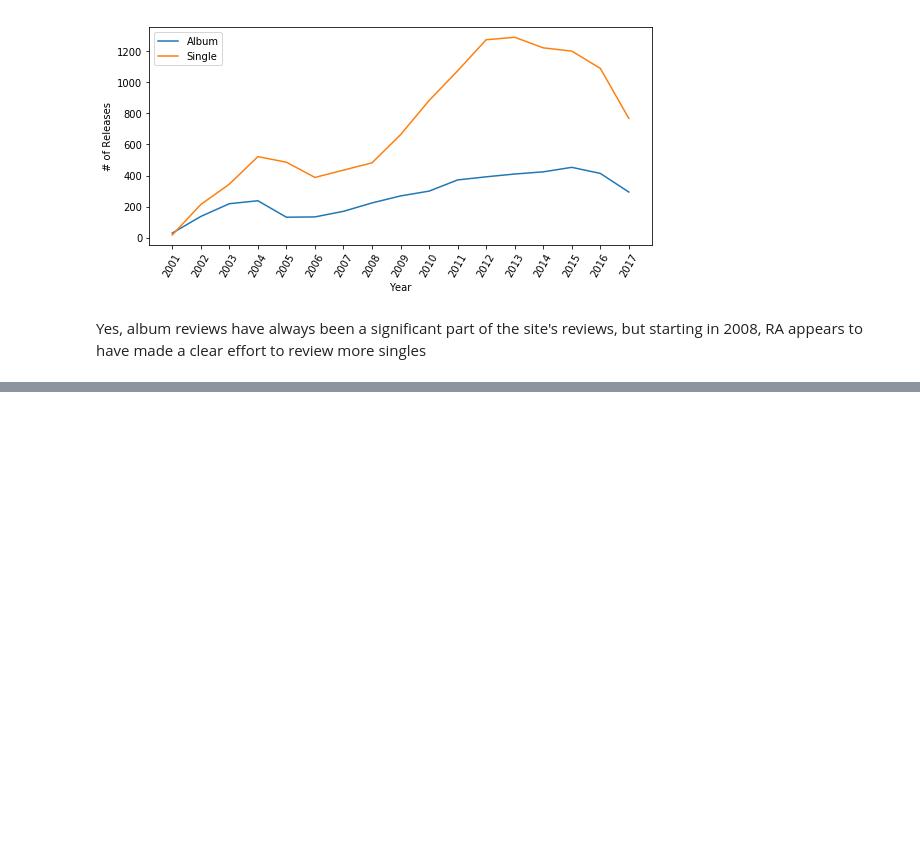
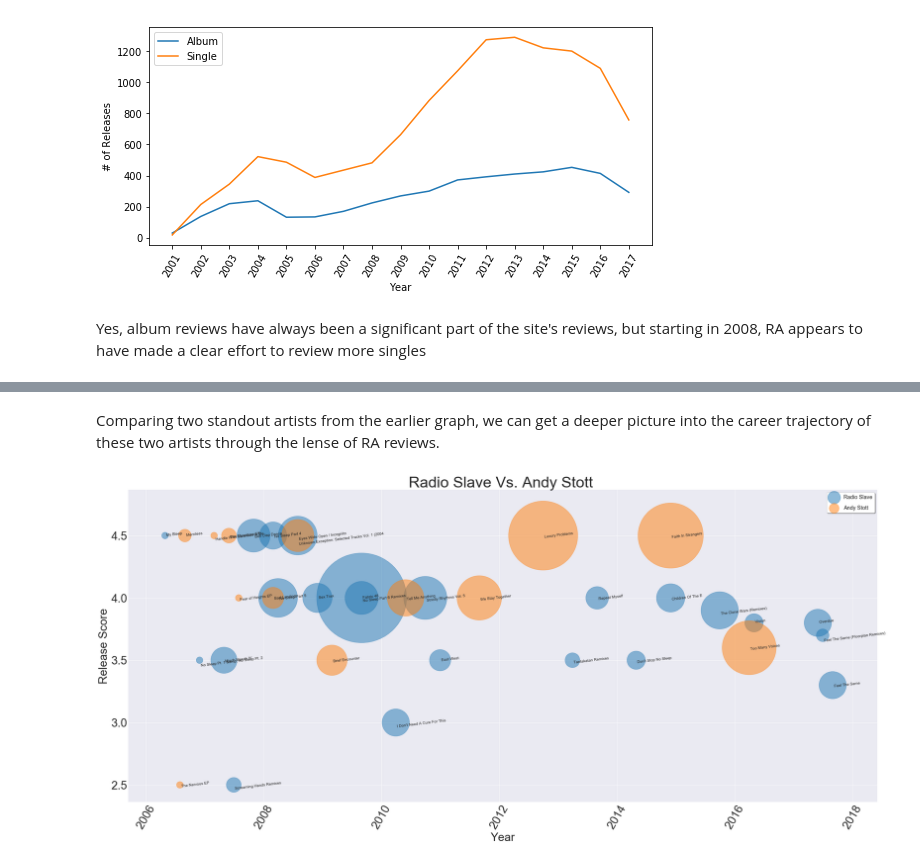
Before and after one commit to Sandy4321/RAReviewsData, a Jupyter notebook: RAanalysis.ipynb, the cells around one changed output, grey strips where cells are left out. Saved outputs shown, nothing was run; the diff lists cells and outputs as text; code cells hidden in the pictures; blank space fills up the shorter version.

```diff
--- a/RAanalysis.ipynb
+++ b/RAanalysis.ipynb
@@ -124,0 +249,11 @@ plt.show()
+# %% [markdown]
+Comparing two standout artists from the earlier graph, we can get a deeper picture into the career trajectory of these two artists through the lense of RA reviews.
+# %%
+#figure controls
+sns.set_style("darkgrid")
+plt.figure(figsize=(35,15))
+
+#function call
+ArtistRatingStats(["Radio Slave","Andy Stott"],show_releases=True)
+# %% [output]
+[figure, added]
```
Also changed, not shown: parts of 49 cells of this notebook.
